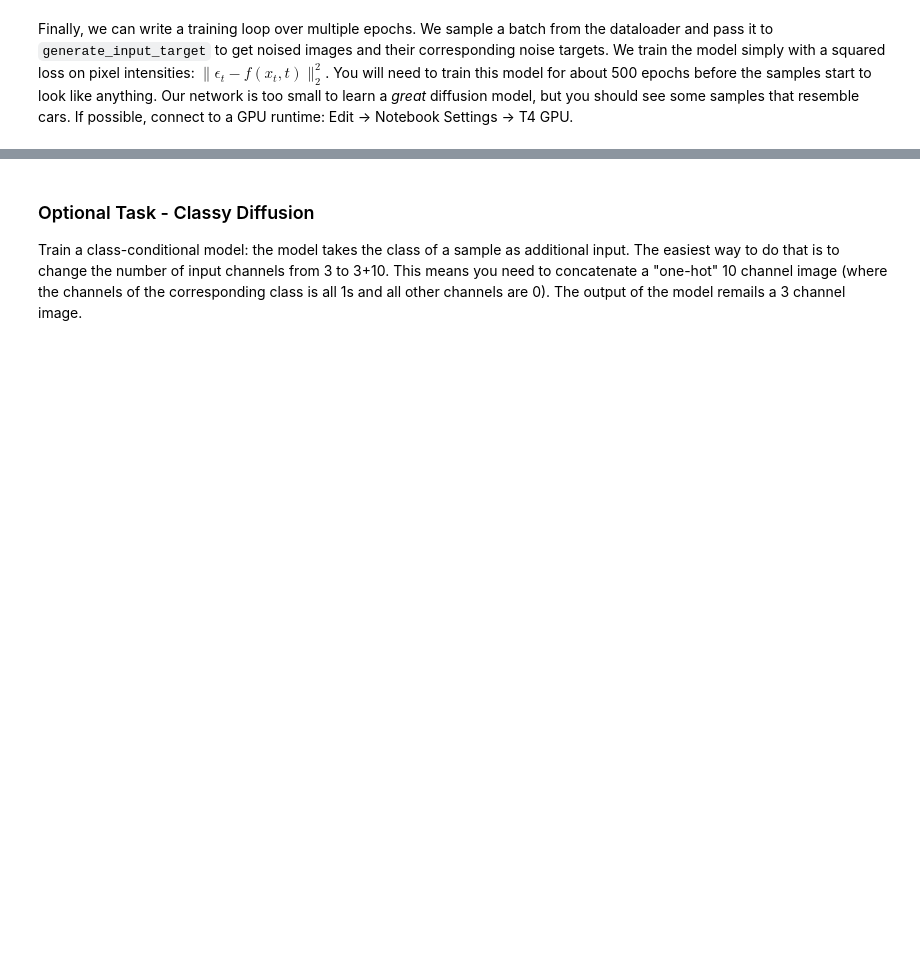
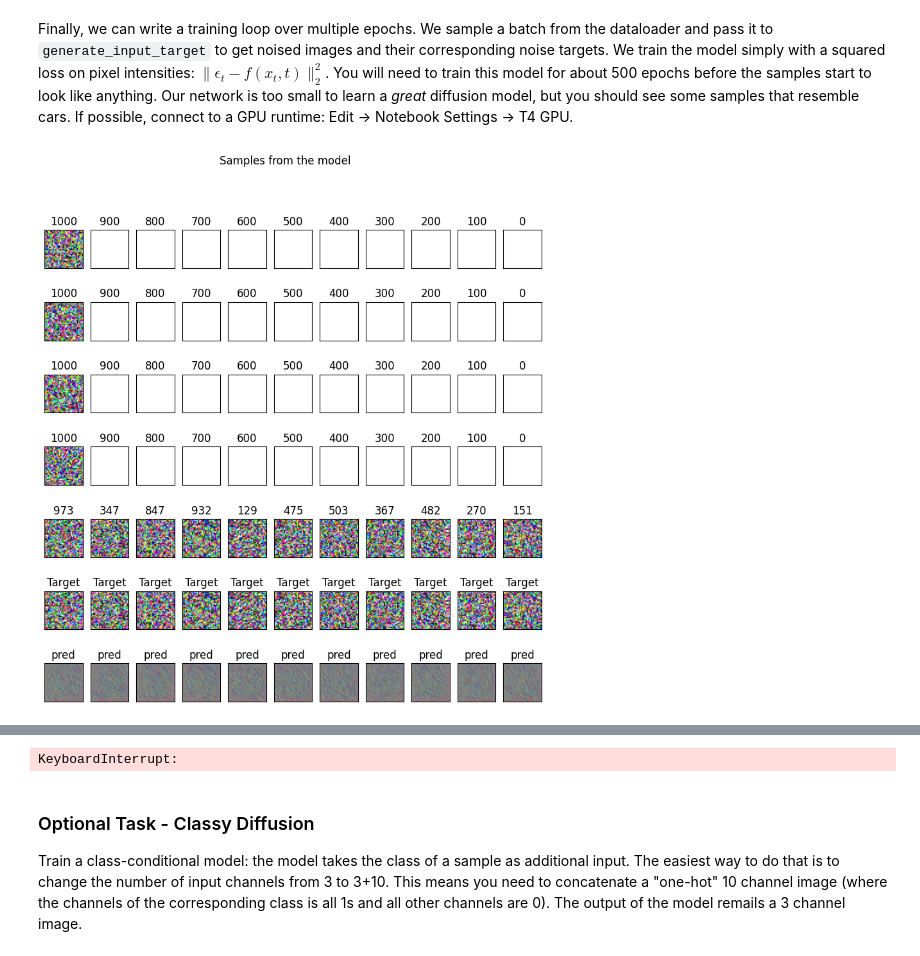
Before and after one commit to alexandre-bismuth/ComputerVision, a Jupyter notebook: practical3.ipynb, the cells around one changed output, grey strips where cells are left out. Cells and saved outputs as stored; diff of their text form; code cells hidden in the pictures; blank space fills up the shorter version.

```diff
--- a/practical3.ipynb
+++ b/practical3.ipynb
@@ -510,30 +523,33 @@ If possible, connect to a GPU runtime: Edit -> Notebook Settings -> T4 GPU.
 # %%
 device="cuda:0"  # use "cpu" or "cuda:0"
 model = Model().to(device)
 optimizer = torch.optim.Adam(model.parameters(), lr=0.0001)
 lr_scheduler = torch.optim.lr_scheduler.CosineAnnealingLR(optimizer, 1000)  # this will slowly decrease the learning rate for stabilty
 schedule = Schedule(1e-4, 0.02, 1000, device)
 
 epoch_losses = []
 for epoch in range(1000):
     losses = []
     model.train()
     for batch, _ in tqdm(train_loader):
         batch = batch.to(device)
 
         # TODO: compute targets, and loss
-        loss = None
+        x_t, noise, timesteps = generate_input_target(batch, schedule)
+        loss = F.mse_loss(model(x_t, timesteps), noise)
 
         optimizer.zero_grad()
         loss.backward()
         optimizer.step()
         losses.append(loss.item())
     lr_scheduler.step()
     model.eval()
     print(f'Epoch: {epoch} - Loss: {np.mean(losses):.4f}')
     if epoch % 25 == 0:
         sample(model, schedule)
 
 
 print('Training finished')
 sample(model, schedule)
+# %% [output]
+[figure, added]
@@ -540,3 +568,4 @@ sample(model, schedule)
+KeyboardInterrupt:
 # %% [markdown]
 ### Optional Task - Classy Diffusion
 Train a class-conditional model: the model takes the class of a sample as additional input. The easiest way to do that is to change the number of input channels from 3 to 3+10. This means you need to concatenate a "one-hot" 10 channel image (where the channels of the corresponding class is all 1s and all other channels are 0). The output of the model remails a 3 channel image.
```
Also changed, not shown: parts of 5 cells of this notebook.
